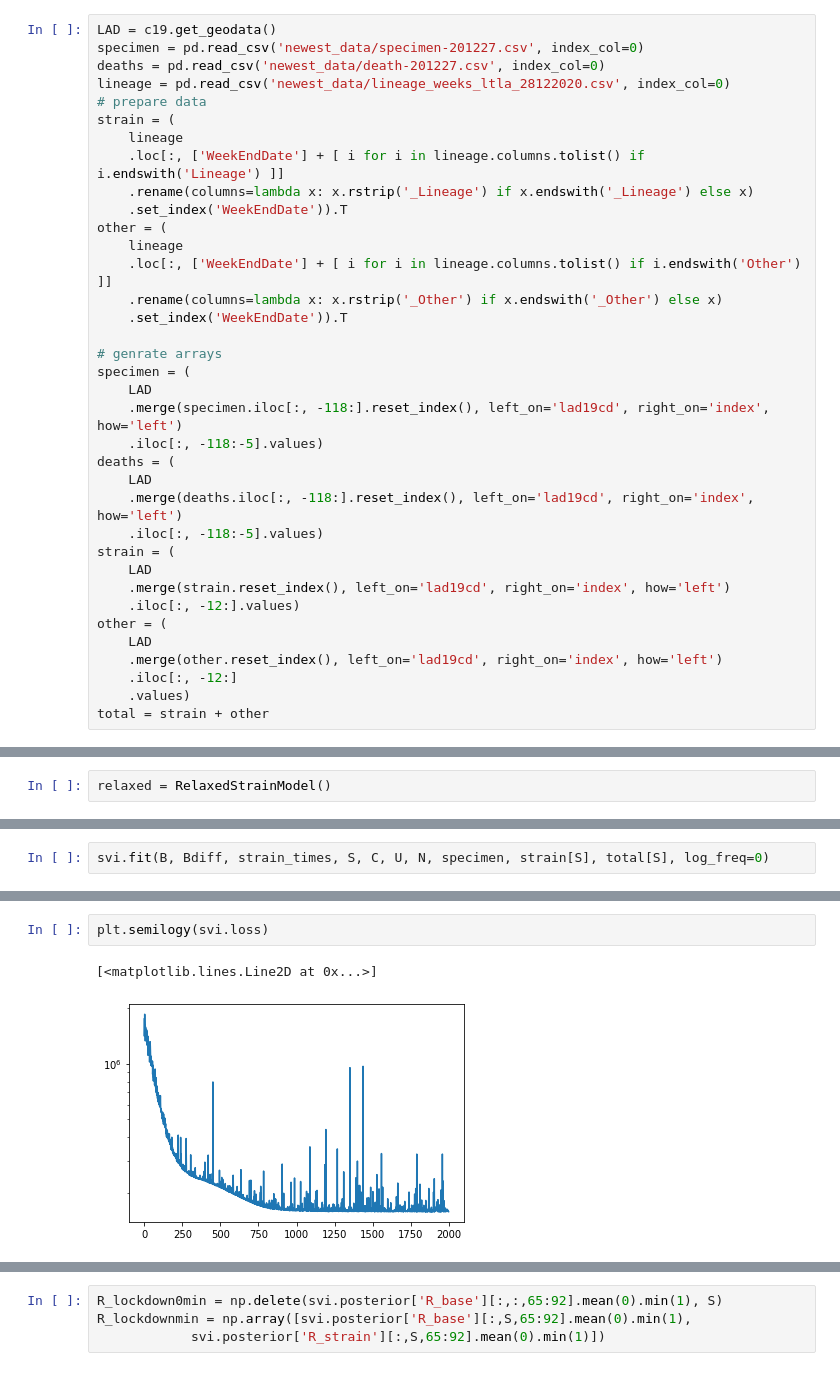
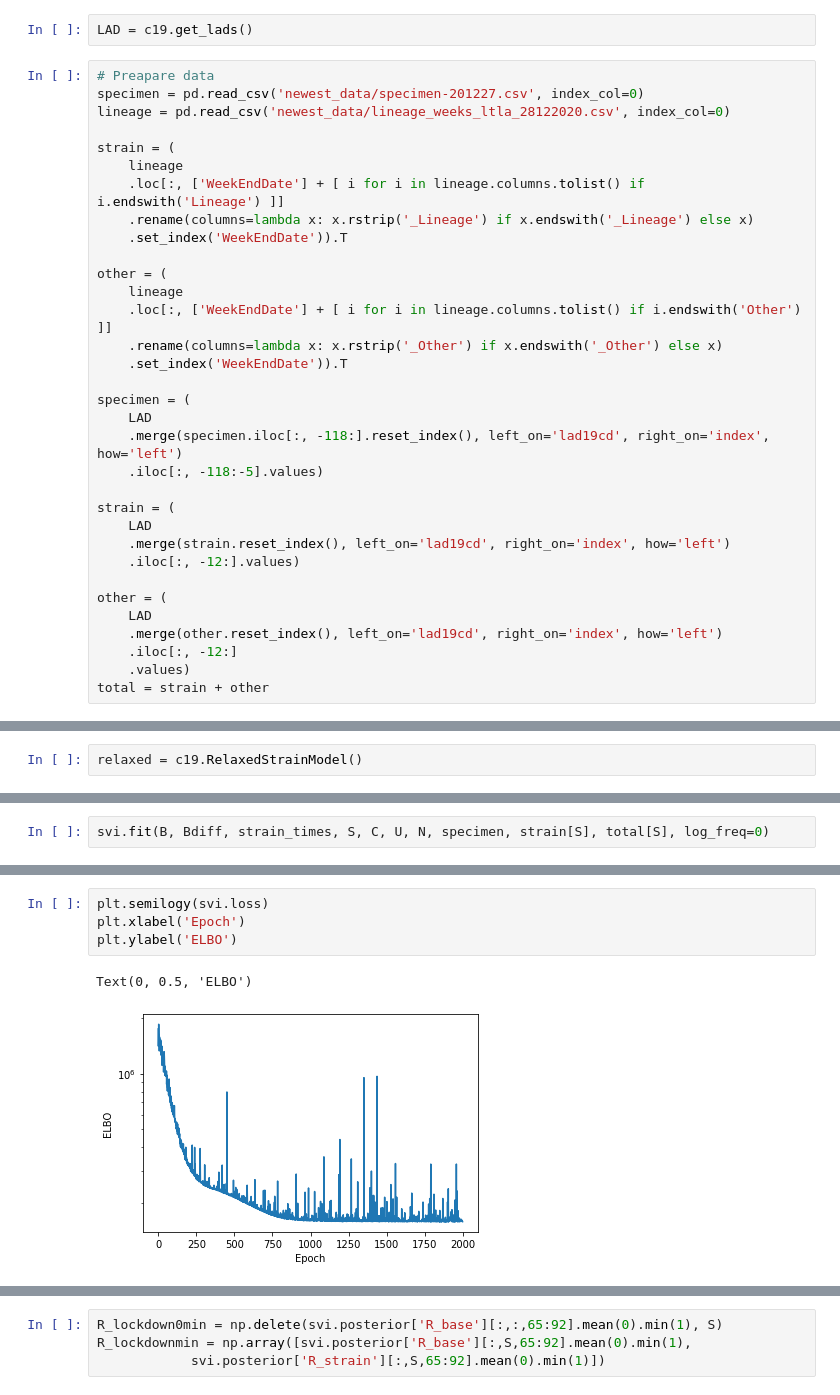
Before and after one commit to gerstung-lab/sarscov2-b117, a Jupyter notebook: sarscov2-b117.ipynb, the cells around one changed output, grey strips where cells are left out. Drawn from its saved outputs; the diff is of its cells as text.

```diff
--- a/sarscov2-b117.ipynb
+++ b/sarscov2-b117.ipynb
@@ -17,34 +12,33 @@ from jax.ops import index_update, index
 plt.rcParams['figure.facecolor'] = 'w'
+# %%
+LAD = c19.get_lads()
 # %%
-LAD = c19.get_geodata()
+# Preapare data
 specimen = pd.read_csv('newest_data/specimen-201227.csv', index_col=0)
-deaths = pd.read_csv('newest_data/death-201227.csv', index_col=0)
 lineage = pd.read_csv('newest_data/lineage_weeks_ltla_28122020.csv', index_col=0)
-# prepare data
+
 strain = (
     lineage
     .loc[:, ['WeekEndDate'] + [ i for i in lineage.columns.tolist() if i.endswith('Lineage') ]]
     .rename(columns=lambda x: x.rstrip('_Lineage') if x.endswith('_Lineage') else x)
     .set_index('WeekEndDate')).T
+
 other = (
     lineage
     .loc[:, ['WeekEndDate'] + [ i for i in lineage.columns.tolist() if i.endswith('Other') ]]
     .rename(columns=lambda x: x.rstrip('_Other') if x.endswith('_Other') else x)
     .set_index('WeekEndDate')).T
 
-# genrate arrays
 specimen = (
     LAD
     .merge(specimen.iloc[:, -118:].reset_index(), left_on='lad19cd', right_on='index', how='left')
     .iloc[:, -118:-5].values)
-deaths = (
-    LAD
-    .merge(deaths.iloc[:, -118:].reset_index(), left_on='lad19cd', right_on='index', how='left')
-    .iloc[:, -118:-5].values)
+
 strain = (
     LAD
     .merge(strain.reset_index(), left_on='lad19cd', right_on='index', how='left')
     .iloc[:, -12:].values)
+
 other = (
     LAD
     .merge(other.reset_index(), left_on='lad19cd', right_on='index', how='left')
@@ -129,7 +111,7 @@ def plot(idx):
     ax[2].set_xlim(*ax[0].get_xlim())
     plt.gcf().autofmt_xdate()
 # %%
-relaxed = RelaxedStrainModel()
+relaxed = c19.RelaxedStrainModel()
 # %%
 svi = c19.SVIHandler(relaxed.model, relaxed.guide, rng_key=3253, optimizer=npy.optim.ClippedAdam, lr=0.01, num_samples=1000, num_epochs=2000)
 #svi = c19.SVIHandler(relaxed.model, relaxed.guide, rng_key=845, optimizer=npy.optim.ClippedAdam, lr=0.001, num_samples=2000, num_epochs = 20000)
@@ -143,5 +120,7 @@ DeviceArray([1740185.1 , 1404267.4 , 1539693.2 , ...,  160655.94,
 # %%
 plt.semilogy(svi.loss)
+plt.xlabel('Epoch')
+plt.ylabel('ELBO')
 # %% [output]
-[<matplotlib.lines.Line2D at 0x...>]
+Text(0, 0.5, 'ELBO')
-[figure, old version]
+[figure, new version]
```
Also changed, not shown: parts of 15 cells of this notebook, 8 other files.
